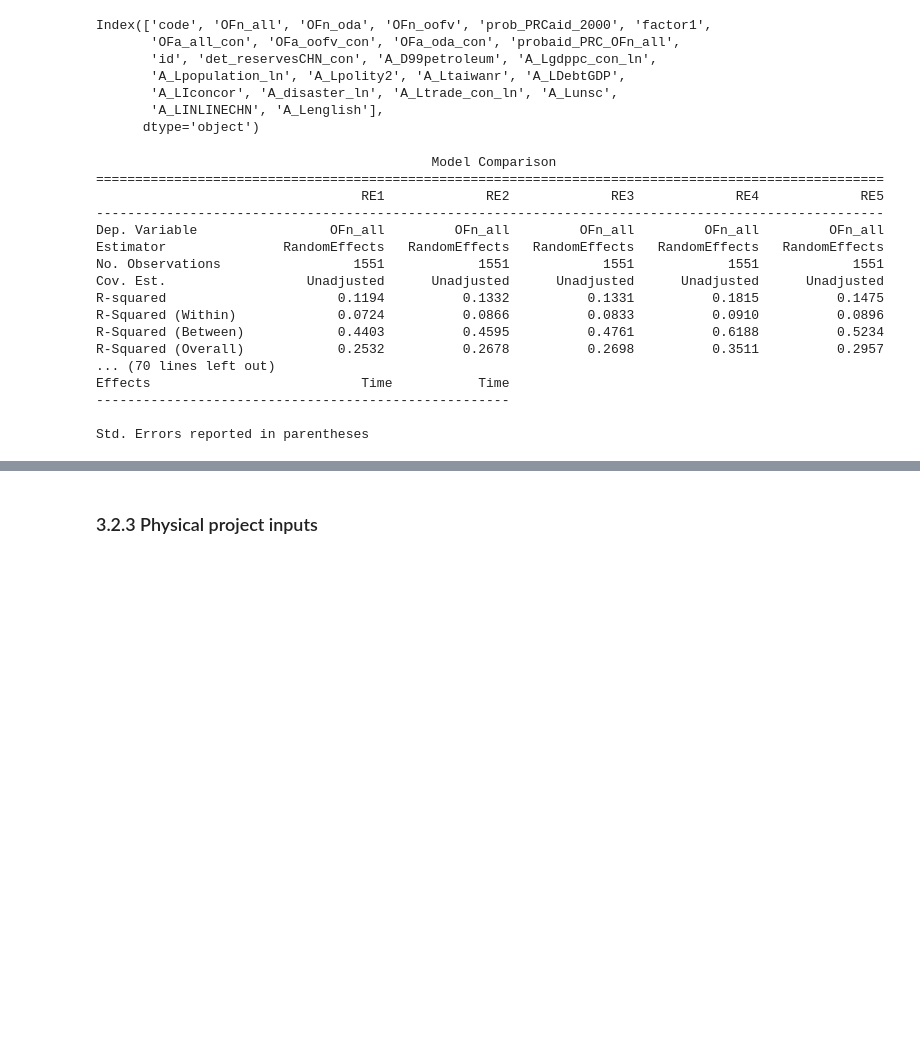
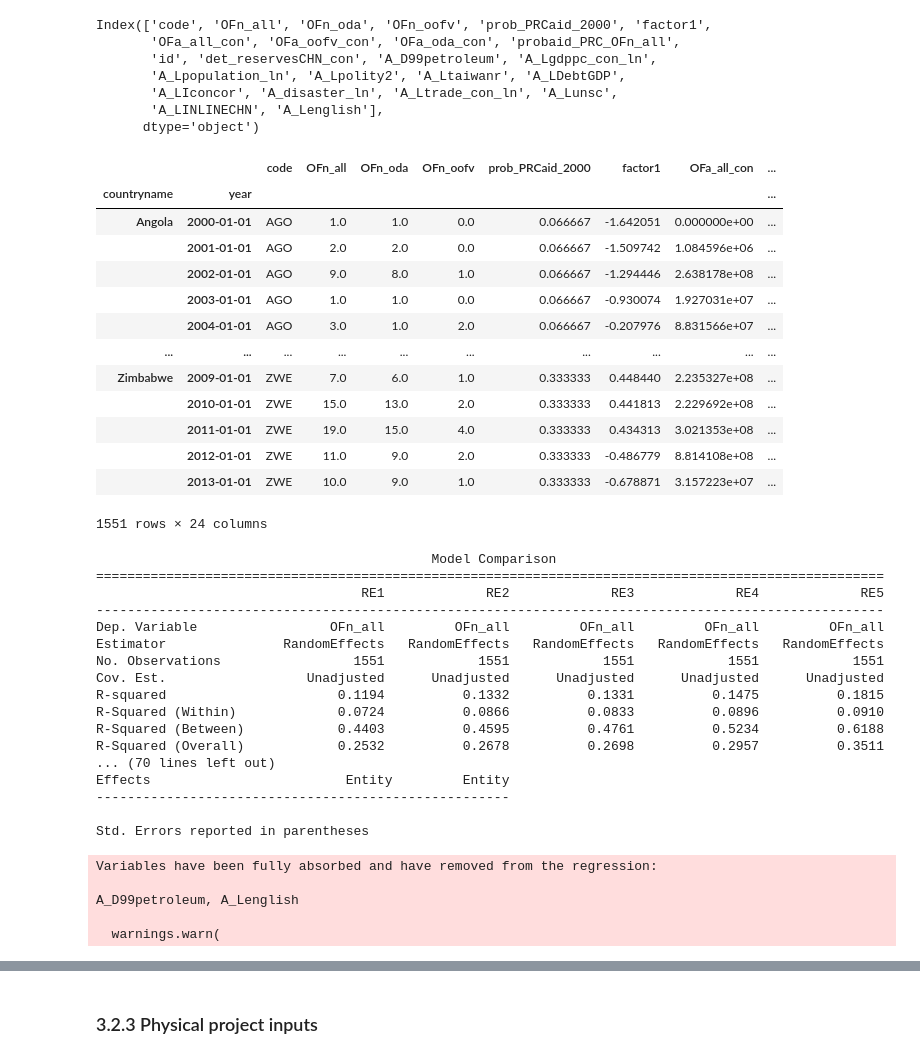
Before and after one commit to JonathanWillnow/ose-data-science-course-project-JonathanWillnow, a Jupyter notebook: JonathanWillnowOSE.ipynb, the cells around one changed output, grey strips where cells are left out. Cells and saved outputs as stored; diff of their text form; code cells hidden in the pictures; blank space fills up the shorter version.

```diff
--- a/JonathanWillnowOSE.ipynb
+++ b/JonathanWillnowOSE.ipynb
@@ -446,6 +440,23 @@ Index(['code', 'OFn_all', 'OFn_oda', 'OFn_oofv', 'prob_PRCaid_2000', 'factor1',
        'A_LIconcor', 'A_disaster_ln', 'A_Ltrade_con_ln', 'A_Lunsc',
        'A_LINLINECHN', 'A_Lenglish'],
       dtype='object')
+# %%
+data3_
+# %% [output]
+|  |  | code | OFn_all | OFn_oda | OFn_oofv | prob_PRCaid_2000 | factor1 | OFa_all_con | ... |
+| countryname | year |  |  |  |  |  |  |  | ... |
+| Angola | 2000-01-01 | AGO | 1.0 | 1.0 | 0.0 | 0.066667 | -1.642051 | 0.000000e+00 | ... |
+|  | 2001-01-01 | AGO | 2.0 | 2.0 | 0.0 | 0.066667 | -1.509742 | 1.084596e+06 | ... |
+|  | 2002-01-01 | AGO | 9.0 | 8.0 | 1.0 | 0.066667 | -1.294446 | 2.638178e+08 | ... |
+|  | 2003-01-01 | AGO | 1.0 | 1.0 | 0.0 | 0.066667 | -0.930074 | 1.927031e+07 | ... |
+|  | 2004-01-01 | AGO | 3.0 | 1.0 | 2.0 | 0.066667 | -0.207976 | 8.831566e+07 | ... |
+| ... | ... | ... | ... | ... | ... | ... | ... | ... | ... |
+| Zimbabwe | 2009-01-01 | ZWE | 7.0 | 6.0 | 1.0 | 0.333333 | 0.448440 | 2.235327e+08 | ... |
+|  | 2010-01-01 | ZWE | 15.0 | 13.0 | 2.0 | 0.333333 | 0.441813 | 2.229692e+08 | ... |
+|  | 2011-01-01 | ZWE | 19.0 | 15.0 | 4.0 | 0.333333 | 0.434313 | 3.021353e+08 | ... |
+|  | 2012-01-01 | ZWE | 11.0 | 9.0 | 2.0 | 0.333333 | -0.486779 | 8.814108e+08 | ... |
+|  | 2013-01-01 | ZWE | 10.0 | 9.0 | 1.0 | 0.333333 | -0.678871 | 3.157223e+07 | ... |
+1551 rows × 24 columns
 # %%
 # rebuilding whole table 1
 
@@ -473,32 +484,33 @@ mod = RandomEffects(data3_.OFn_all, exog)
 mod_random3 = mod.fit()
 
 #4 historic probability?
-exog_variables = ["factor1","probaid_PRC_OFn_all","A_LINLINECHN","A_Ltaiwanr","A_Ltrade_con_ln","A_D99petroleum",
+exog_variables = ["factor1","prob_PRCaid_2000","A_LINLINECHN","A_Ltaiwanr","A_Ltrade_con_ln","A_D99petroleum",
                   "A_LDebtGDP","A_Lpolity2","A_Lgdppc_con_ln", "A_Lpopulation_ln","A_Lenglish"]
 exog = sm.tools.add_constant(data3_[exog_variables])
 mod = RandomEffects(data3_.OFn_all, exog)
 mod_random4 = mod.fit()
 
 #5 contempt probability?
-exog_variables = ["factor1","prob_PRCaid_2000","A_LINLINECHN","A_Ltaiwanr","A_Ltrade_con_ln","A_D99petroleum",
+exog_variables = ["factor1","probaid_PRC_OFn_all","A_LINLINECHN","A_Ltaiwanr","A_Ltrade_con_ln","A_D99petroleum",
                   "A_LDebtGDP","A_Lpolity2","A_Lgdppc_con_ln", "A_Lpopulation_ln","A_Lenglish"]
 exog = sm.tools.add_constant(data3_[exog_variables])
 mod = RandomEffects(data3_.OFn_all, exog)
 mod_random5 = mod.fit()
 
 #6
-exog_variables = ["factor1","A_LINLINECHN","A_Ltaiwanr","A_Ltrade_con_ln","A_D99petroleum",
-                  "A_LDebtGDP","A_Lpolity2","A_Lgdppc_con_ln", "A_Lpopulation_ln","A_Lenglish"]
+exog_variables = ["A_LINLINECHN","A_Ltaiwanr","A_Ltrade_con_ln","A_D99petroleum",
+                  "A_LDebtGDP","A_Lpolity2","A_Lgdppc_con_ln", "A_Lpopulation_ln","A_Lenglish", "factor1"]
 exog = sm.tools.add_constant(data3_[exog_variables])
-mod = PanelOLS(data3_.OFn_all, exog, time_effects=True, drop_absorbed=True)
+mod = PanelOLS(data3_.OFn_all, exog, entity_effects=True, drop_absorbed=True)
 mod_fixed1 = mod.fit()
 
 # 7
 exog_variables = ["det_reservesCHN_con","A_LINLINECHN","A_Ltaiwanr","A_Ltrade_con_ln","A_D99petroleum",
                   "A_LDebtGDP","A_Lpolity2","A_Lgdppc_con_ln", "A_Lpopulation_ln","A_Lenglish"]
 exog = sm.tools.add_constant(data3_[exog_variables])
-mod = PanelOLS(data3_.OFn_all, exog, time_effects=True, drop_absorbed=True)
+mod = PanelOLS(data3_.OFn_all, exog, entity_effects= True, drop_absorbed= True)
 mod_fixed2 = mod.fit()
+
 
 print(compare({"RE1": mod_random1, "RE2": mod_random2, "RE3": mod_random3, "RE4" : mod_random4, "RE5":mod_random5},
               stars = True, precision = "std_errors"))
@@ -513,12 +525,17 @@ Dep. Variable                 OFn_all         OFn_all         OFn_all         OF
 Estimator               RandomEffects   RandomEffects   RandomEffects   RandomEffects   RandomEffects
 No. Observations                 1551            1551            1551            1551            1551
 Cov. Est.                  Unadjusted      Unadjusted      Unadjusted      Unadjusted      Unadjusted
-R-squared                      0.1194          0.1332          0.1331          0.1815          0.1475
-R-Squared (Within)             0.0724          0.0866          0.0833          0.0910          0.0896
-R-Squared (Between)            0.4403          0.4595          0.4761          0.6188          0.5234
-R-Squared (Overall)            0.2532          0.2678          0.2698          0.3511          0.2957
+R-squared                      0.1194          0.1332          0.1331          0.1475          0.1815
+R-Squared (Within)             0.0724          0.0866          0.0833          0.0896          0.0910
+R-Squared (Between)            0.4403          0.4595          0.4761          0.5234          0.6188
+R-Squared (Overall)            0.2532          0.2678          0.2698          0.2957          0.3511
 ... (70 lines left out)
-Effects                           Time           Time
+Effects                         Entity         Entity
 -----------------------------------------------------
 
 Std. Errors reported in parentheses
+Variables have been fully absorbed and have removed from the regression:
+
+A_D99petroleum, A_Lenglish
+
+  warnings.warn(
```
Also changed, not shown: parts of 19 cells of this notebook.
